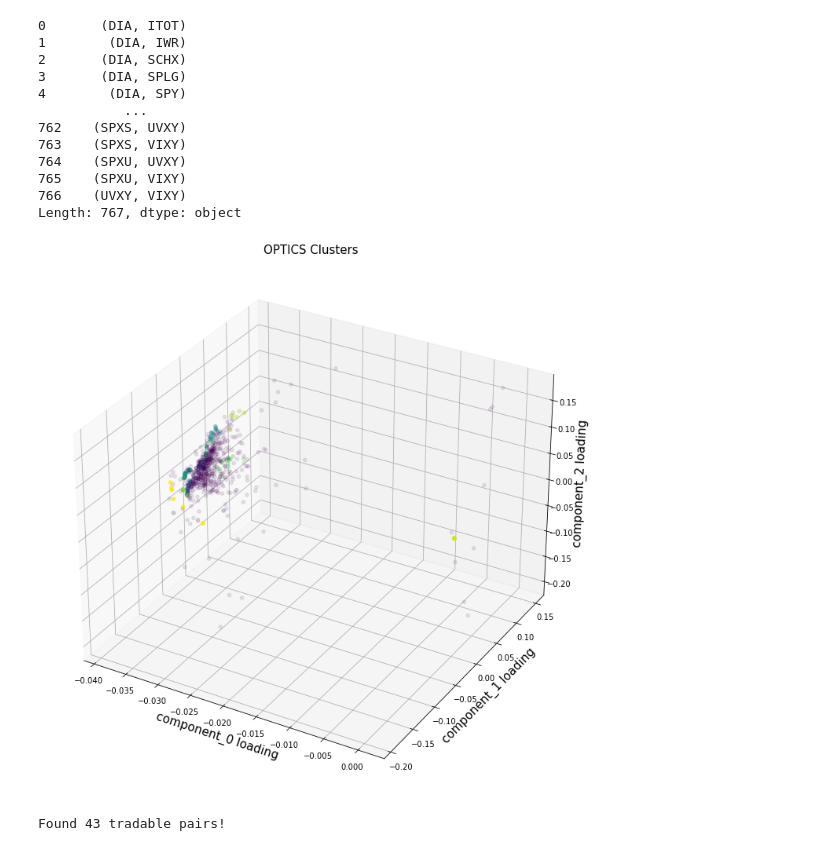
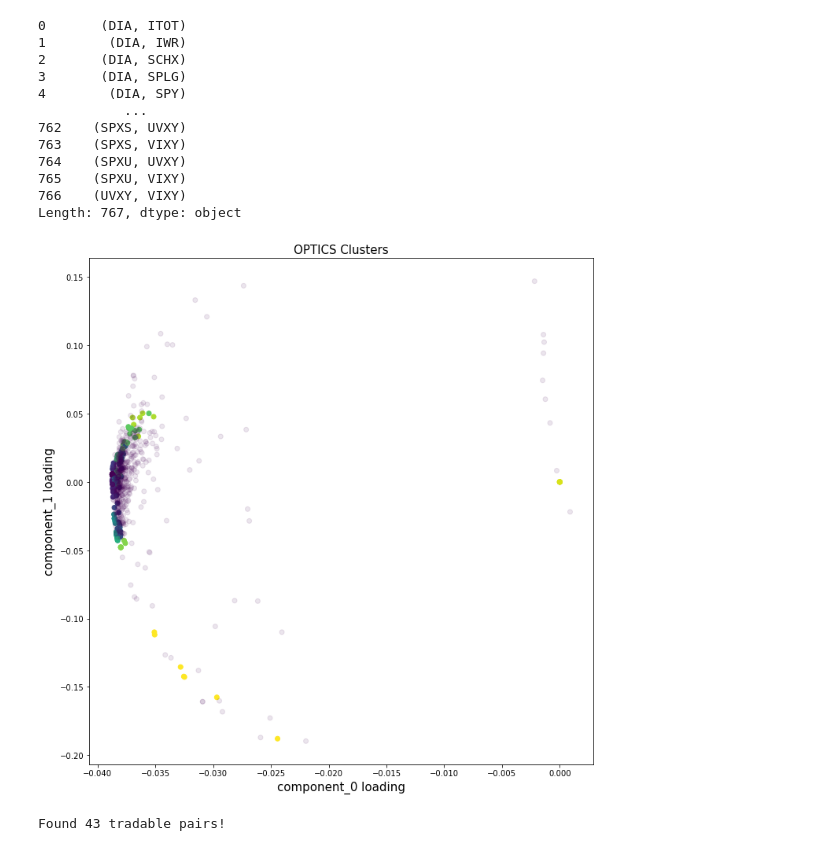
Before and after one commit to MaikeRM/itau_quantamental, a Jupyter notebook: pca.ipynb, the cells around one changed output. Saved outputs shown, nothing was run; the diff lists cells and outputs as text; code cells hidden in the pictures.

```diff
--- a/pca.ipynb
+++ b/pca.ipynb
@@ -112,9 +112,9 @@ Found 767 potential pairs
 766    (UVXY, VIXY)
 Length: 767, dtype: object
 # %%
-op.plot_clusters(n_dimensions=3)
+op.plot_clusters(n_dimensions=2)
 # %% [output]
-[figure, old version]
+[figure, new version]
 # %%
 op.calc_eg_norm_spreads()
 op.calc_hurst_exponents()
```
Also changed, not shown: 1 other file.
